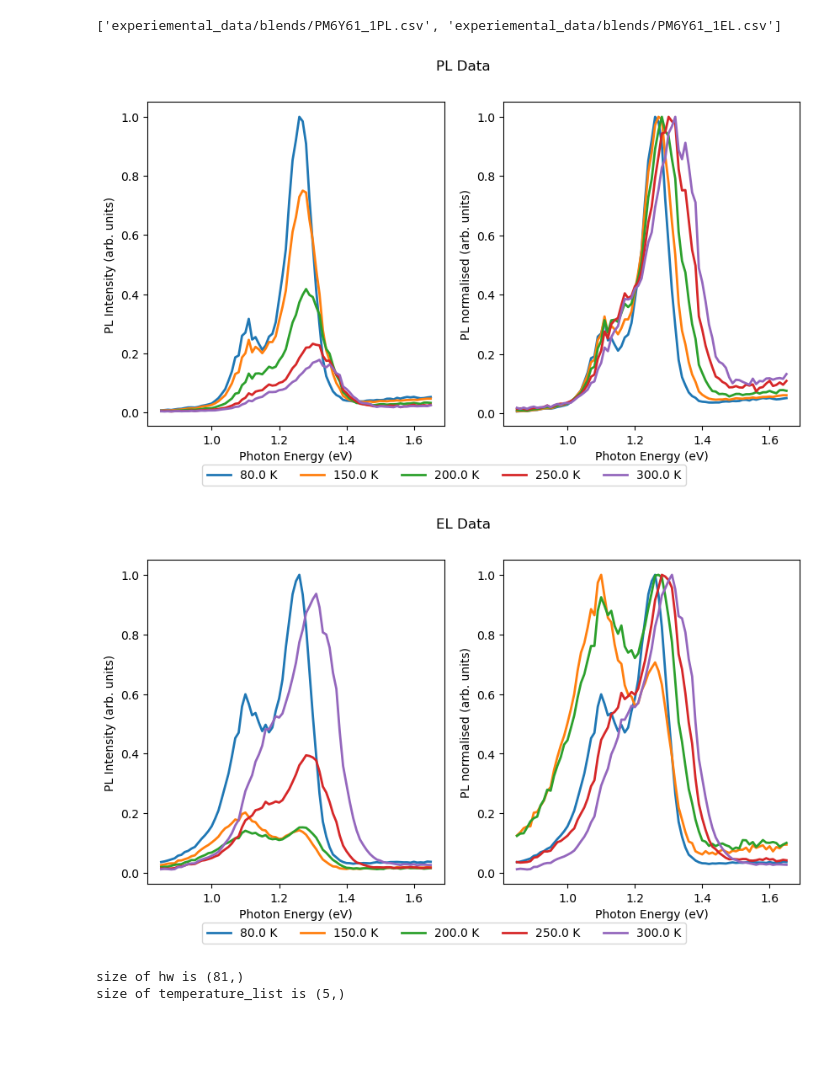
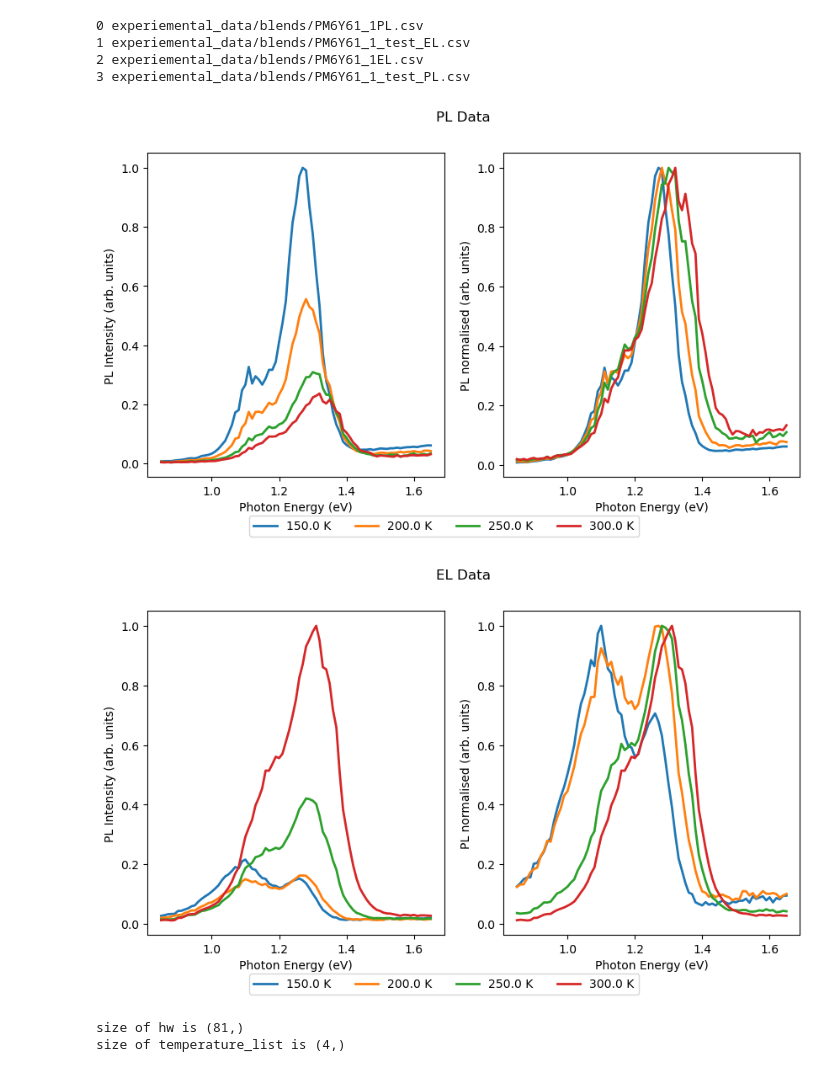
Before and after one commit to mohammedazzouzi15/pl_temp_fit, a Jupyter notebook: notebook/trial_emcee_EL.ipynb, the cells around one changed output. Drawn from its saved outputs; the diff is of its cells as text; code cells hidden in the pictures; blank space fills up the shorter version.

```diff
--- a/notebook/trial_emcee_EL.ipynb
+++ b/notebook/trial_emcee_EL.ipynb
@@ -11,20 +12,24 @@ os.chdir('/rds/general/user/ma11115/home/pl_temp_fit/')
 # %%
 # import the data and plot them
 import importlib
 import glob
 csv_files = glob.glob('experiemental_data/blends/*.csv')
-print(csv_files)
-csv_name_PL=csv_files[0]#3 for y6, 18 for ITIC,12 for L8BO
+for id, file in enumerate(csv_files):
+    print(id, file)
+csv_name_PL=csv_files[3]#3 for y6, 18 for ITIC,12 for L8BO
 csv_name_EL=csv_files[1]#3 for y6, 18 for ITIC,12 for L8BO
 
 Exp_data_PL, temperature_list_PL, hws_PL = Exp_data_utils.read_data(csv_name_PL)
 fig,ax = Exp_data_utils.plot_PL_data(Exp_data_PL, temperature_list_PL, hws_PL,title="PL Data")
 Exp_data_EL, temperature_list_EL, hws_EL = Exp_data_utils.read_data(csv_name_EL)
 fig,ax = Exp_data_utils.plot_PL_data(Exp_data_EL, temperature_list_EL, hws_EL,title="EL Data")
 # %% [output]
-['experiemental_data/blends/PM6Y61_1PL.csv', 'experiemental_data/blends/PM6Y61_1EL.csv']
+0 experiemental_data/blends/PM6Y61_1PL.csv
+1 experiemental_data/blends/PM6Y61_1_test_EL.csv
+2 experiemental_data/blends/PM6Y61_1EL.csv
+3 experiemental_data/blends/PM6Y61_1_test_PL.csv
-[figure, old version]
+[figure, new version]
-[figure, old version]
+[figure, new version]
 # %%
 #initialise parameters for the model
 number_free_parameters , sigma, Temp_std_err, hws_std_err, relative_intensity_std_error_PL,relative_intensity_std_error_EL = 5, 0.001, 10, 0.005, 0.05,0.1
@@ -44,14 +49,14 @@ print(f"size of temperature_list is {temperature_list_PL.shape}")
 date = datetime.datetime.now().strftime("%Y_%m_%d")
 # generate the data
 save_folder = (
-    f"fit_experimental_emcee_EL/{date}/{csv_name_PL.split('/')[-1]}/"
-    + " sigma=" + str(sigma)
-    + " temperature_list=" + str(len(temperature_list_PL))
-    + " number_free_parameters=" + str(number_free_parameters)
-    + " Temp_std_err="+str(Temp_std_err)
-    + " hws_std_err="+str(hws_std_err)
-    + " relative_intensity_std_error_PL="+str(relative_intensity_std_error_PL)
-    + " relative_intensity_std_error_EL="+str(relative_intensity_std_error_EL)
+    f"fit_experimental_emcee_EL/{date}/{csv_name_PL.split('/')[-1].split('.')[0]}/"
+    + "test_sigma=" + str(sigma)
+    + "temperature_list=" + str(len(temperature_list_PL))
+    + "number_free_parameters=" + str(number_free_parameters)
+    + "Temp_std_err="+str(Temp_std_err)
+    + "hws_std_err="+str(hws_std_err)
+   # + "relative_intensity_std_error_PL="+str(relative_intensity_std_error_PL)
+   # + "relative_intensity_std_error_EL="+str(relative_intensity_std_error_EL)
 )
 os.makedirs(save_folder, exist_ok=True)
 # get initial covariance matrix
@@ -65,7 +70,7 @@ init_params = [hws_PL[np.argmax(Exp_data_PL[:,0])], 0.02, 0.1, 0.1, 0.16]
  #   ax.set_ylim(0, 1.1)
 # %% [output]
 size of hw is (81,)
-size of temperature_list is (5,)
+size of temperature_list is (4,)
 # %%
 #get the variance of the data and plot it
 LE_params = [1.37,1e-03,7.87e-02,1.1e-01, 1.59e-01]
```
Also changed, not shown: parts of 17 cells of this notebook, 9 other files.
